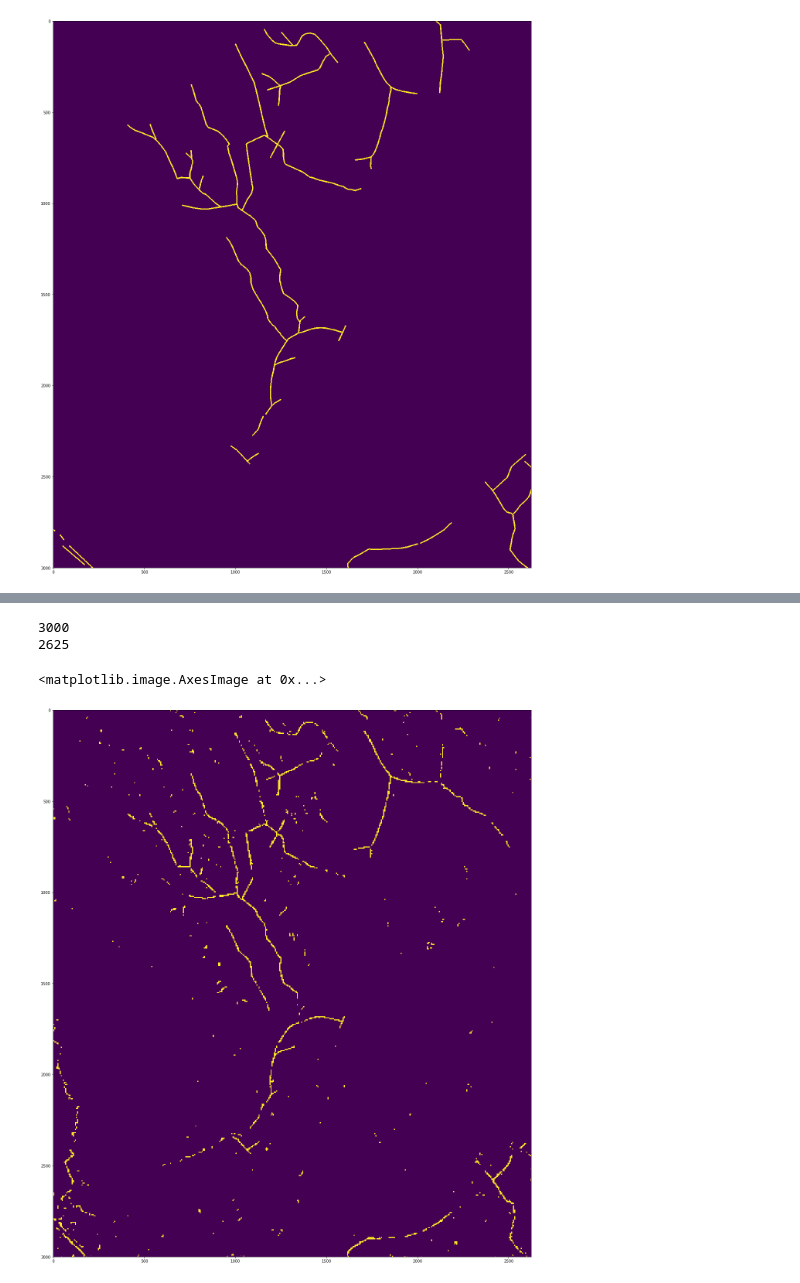
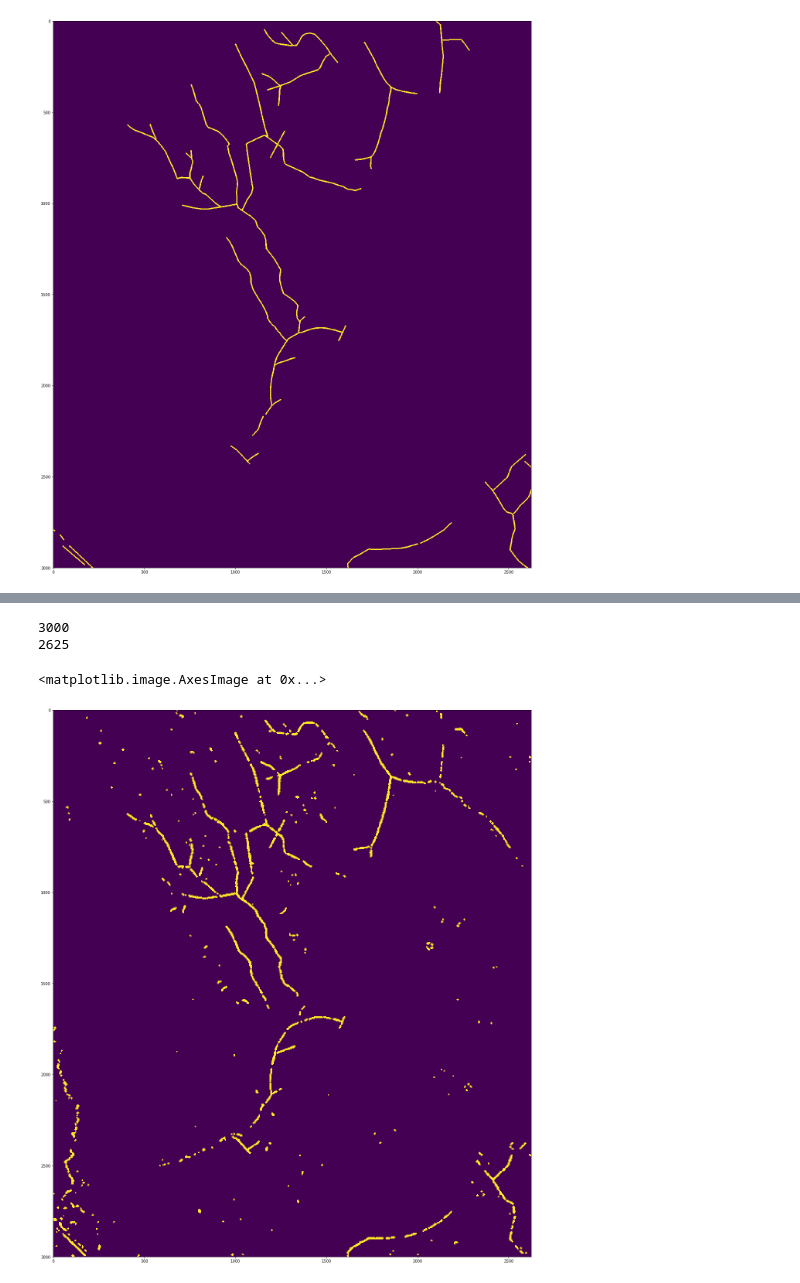
Before and after one commit to jonatan-flyckt/bachelors-thesis-playground, a Jupyter notebook: jonatan_features/random_forest.ipynb, the cells around one changed output, grey strips where cells are left out. Drawn from its saved outputs; the diff is of its cells as text; code cells hidden in the pictures.

```diff
--- a/jonatan_features/random_forest.ipynb
+++ b/jonatan_features/random_forest.ipynb
@@ -395,0 +373,5 @@ array([0.11891317, 0.12980906, 0.16209512, 0.16972227, 0.1500328 ,
+# %%
+featureTupleSorted = sorted(featureTuple, reverse = True)
+# %%
+for i in range(len(features)):
+    print("{}: {} %".format(featureTupleSorted[i][1], round(featureTupleSorted[i][0], 5) * 100))
@@ -420,6 +420,6 @@ plt.imshow(predictionArr)
 import scipy.ndimage.morphology as morph
 openedPredictionArr = morph.binary_opening(predictionArr, structure=create_circular_mask(1), iterations=2)
 # %%
-dilatedPredictionArr = morph.binary_dilation(openedPredictionArr, structure=create_circular_mask(1), iterations=2)
+predictionArr = morph.binary_dilation(openedPredictionArr, structure=create_circular_mask(1), iterations=2)
 # %%
 plt.figure(num=None, figsize=(28,26), facecolor='w', edgecolor='k')
@@ -471,9 +461,31 @@ plt.imshow(evaluatedArr)
+# %%
+def rasterToZones(arr, zoneSize):
+    newArr = arr.copy()
+    print(len(arr))
+    print(len(arr[0]))
+    for i in range(0, len(arr), zoneSize):
+        for j in range(0, len(arr[i]), zoneSize):
+            numberOfClassified = 0
+            if i < len(arr) - zoneSize and j < len(arr[i]) - zoneSize:
+                for k in range(zoneSize):
+                    for l in range(zoneSize):
+                        if arr[i + k][j + l] == 1:
+                            numberOfClassified += 1
+                if numberOfClassified > (zoneSize**2)/5:
+                    for k in range(zoneSize):
+                        for l in range(zoneSize):
+                            newArr[i + k][j + l] = 1
+                else:
+                    for k in range(zoneSize):
+                        for l in range(zoneSize):
+                            newArr[i + k][j + l] = 0
+    return newArr
 # %%
-predictionZonesArr = rasterToZones(predictionArr, 6)
+predictionZonesArr = rasterToZones(predictionArr, 4)
 plt.figure(num=None, figsize=(28,26), facecolor='w', edgecolor='k')
 plt.imshow(predictionZonesArr)
 # %% [output]
 3000
 2625
 <matplotlib.image.AxesImage at 0x...>
-[figure, old version]
+[figure, new version]
```
Also changed, not shown: parts of 17 cells of this notebook.
